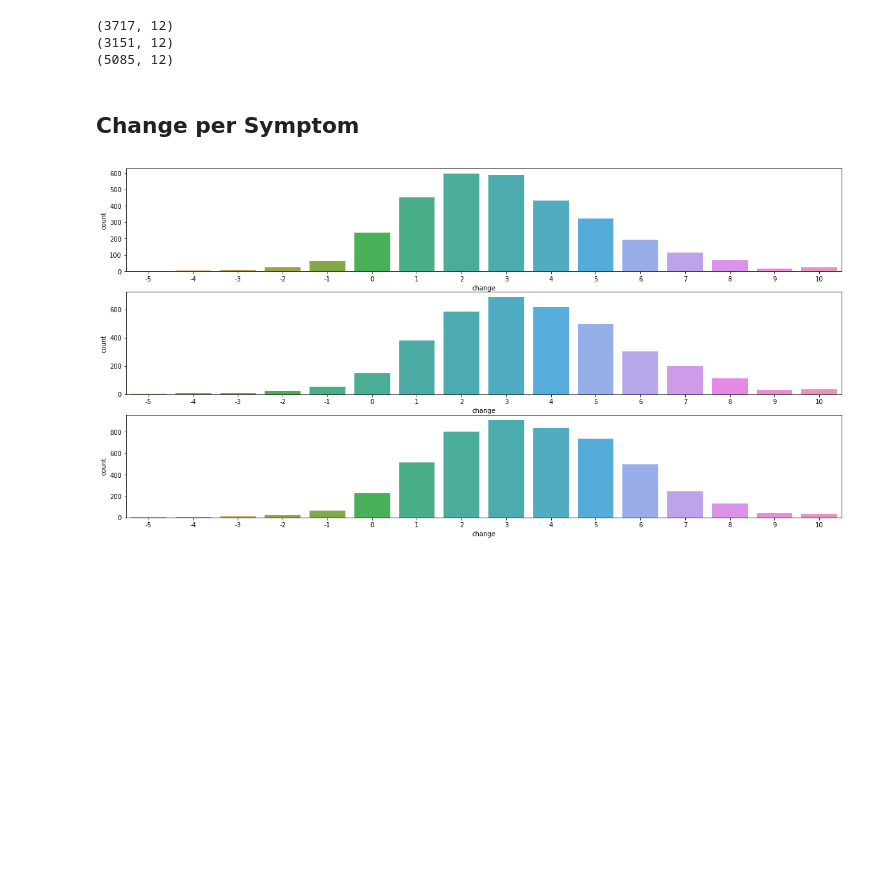
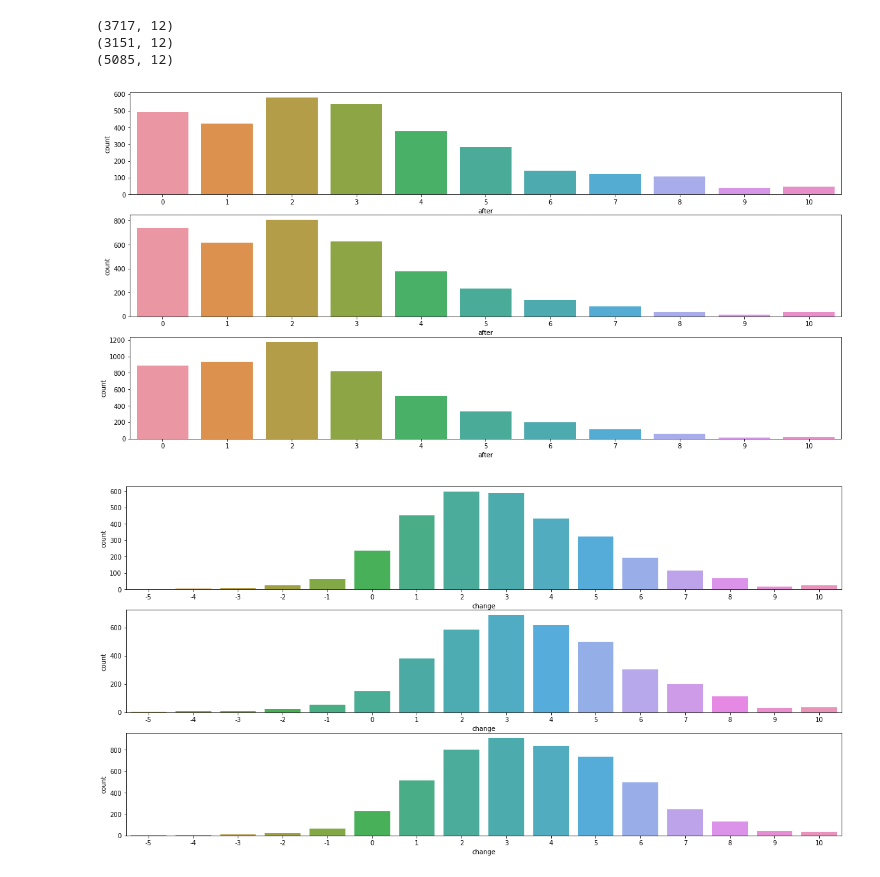
Before and after one commit to TerraJRiley/Cannabis_data, a Jupyter notebook: Cannabis_insights.ipynb, the cells around one changed output. Drawn from its saved outputs; the diff is of its cells as text; code cells hidden in the pictures; blank space fills up the shorter version.

```diff
--- a/Cannabis_insights.ipynb
+++ b/Cannabis_insights.ipynb
@@ -53,6 +53,11 @@ print(df_anxiety.shape)
 (3717, 12)
 (3151, 12)
 (5085, 12)
-# %% [markdown]
-## Change per Symptom
+# %%
+fig, axes = plt.subplots(3, figsize = (20,10))
+sns.countplot(df_depression['after'], ax= axes[0])
+sns.countplot(df_stress['after'], ax = axes[1])
+sns.countplot(df_anxiety['after'], ax = axes[2]);
+# %% [output]
+[figure, added]
 # %%
```
Also changed, not shown: parts of 21 cells of this notebook, 6 other files.
